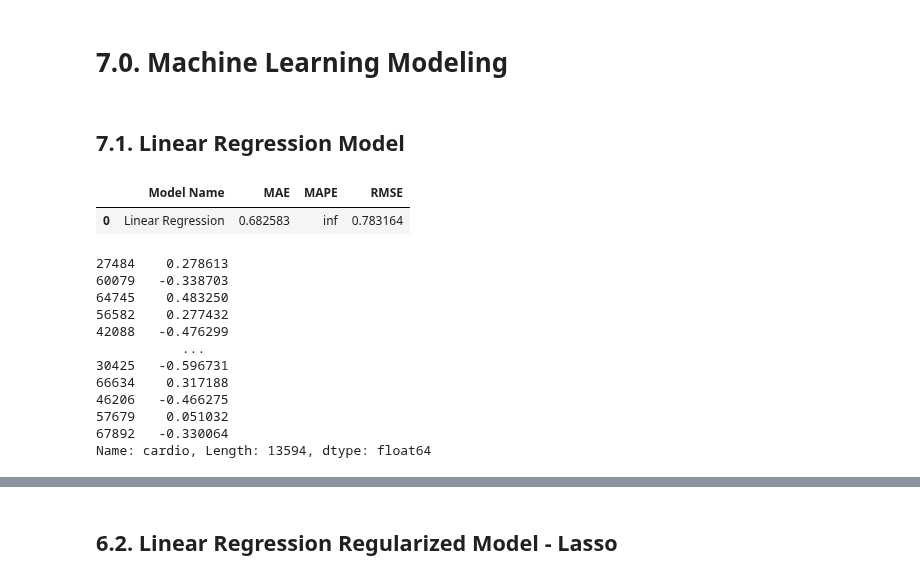
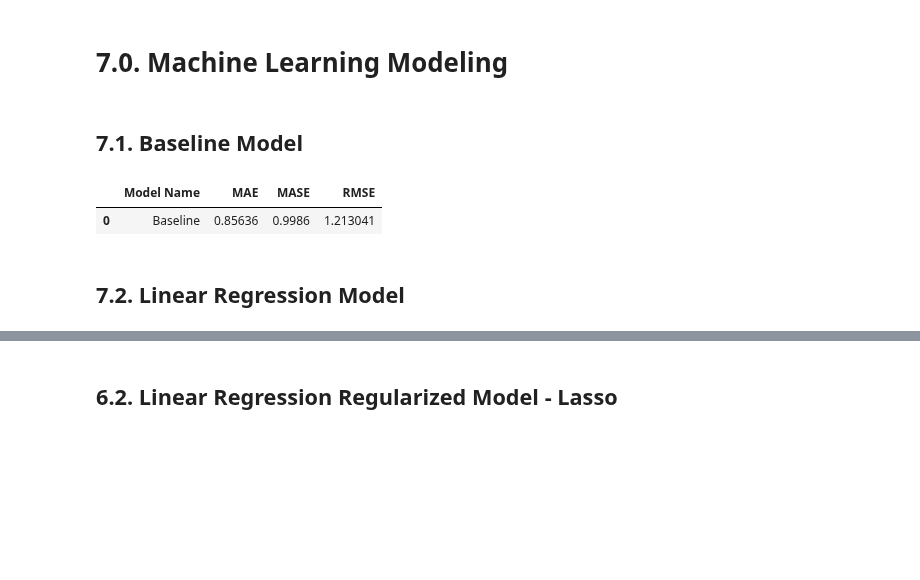
Before and after one commit to HenriqueCR1291/cardio_catch_diseases, a Jupyter notebook: m05_cardio_catch_diseases.ipynb, the cells around one changed output, grey strips where cells are left out. Cells and saved outputs as stored; diff of their text form; code cells hidden in the pictures; blank space fills up the shorter version.

```diff
--- a/m05_cardio_catch_diseases.ipynb
+++ b/m05_cardio_catch_diseases.ipynb
@@ -43,24 +42,32 @@ def bmi (height, weight):
 def mean_absolute_error (y,yhat):
     return np.mean(np.abs(y-yhat))
 
-def mean_absolute_percentage_error (y,yhat):
-    return np.mean(np.abs(y-yhat)/y)
+def naive_forecast (yhat):
+    n = yhat.shape[0]
+    d = np.abs(np.diff(yhat)).sum()/(n-1)
+    return d
+
+def mean_absolute_scaled_error (y,yhat):
+    return mean_absolute_error(y,yhat)/naive_forecast(yhat)
+
+#def mean_absolute_percentage_error (y,yhat):
+#    return np.mean(np.abs(y-yhat)/y)
 
 def mean_squared_error (y,yhat):
     return np.mean(pow((yhat-y),2))
 
 def ml_error (model_name, y, yhat):
     mae = mean_absolute_error(y,yhat)
-    mape = mean_absolute_percentage_error(y,yhat)
+    mase = mean_absolute_scaled_error(y,yhat)
     rmse = np.sqrt(mean_squared_error(y,yhat))
 
     return pd.DataFrame({'Model Name': model_name,
                         'MAE': mae,
-                        'MAPE': mape,
+                        'MASE': mase,
                         'RMSE': rmse}, index=[0])
 
+#calculate % people who had CVD
 def perc (x):
-    #calculate % people who had CVD
     j = len(x)
     for i in range(len(x)):
         if i < j:
@@ -1284,8 +1291,24 @@ x_train_full, x_val_full, y_train_full, y_val_full = ms.train_test_split(x_full,
 #cols_not_selected_boruta
 # %% [markdown]
 # 7.0. Machine Learning Modeling
+# %% [markdown]
+## 7.1. Baseline Model
+# %%
+cardio_list = y_test.drop_duplicates().sort_values().tolist()
+random_num = x_test.shape[0]
+cardio_weights = df6['cardio'].value_counts(normalize=True).sort_index().tolist()
+
+# prediction
+yhat_random = random.choices(cardio_list, k=random_num,weights=cardio_weights)
+
+#performance
+random_result = ml_error('Baseline', np.expm1(y_test), np.expm1(yhat_random))
+random_result
+# %% [output]
+|  | Model Name | MAE | MASE | RMSE |
+| 0 | Baseline | 0.85636 | 0.9986 | 1.213041 |
 # %% [markdown]
-## 7.1. Linear Regression Model
+## 7.2. Linear Regression Model
 # %%
 #model
 lr = LinearRegression().fit(x_train,y_train)
@@ -1296,21 +1319,3 @@ yhat_lr = lr.predict(x_test)
 #performance
 lr_result = ml_error('Linear Regression', np.expm1(y_test), np.expm1(yhat_lr))
 lr_result
-# %% [output]
-|  | Model Name | MAE | MAPE | RMSE |
-| 0 | Linear Regression | 0.682583 | inf | 0.783164 |
-# %%
-y_test-yhat_lr
-# %% [output]
-27484    0.278613
-60079   -0.338703
-64745    0.483250
-56582    0.277432
-42088   -0.476299
-           ...
-30425   -0.596731
-66634    0.317188
-46206   -0.466275
-57679    0.051032
-67892   -0.330064
-Name: cardio, Length: 13594, dtype: float64
```
Also changed, not shown: parts of 12 cells of this notebook.
